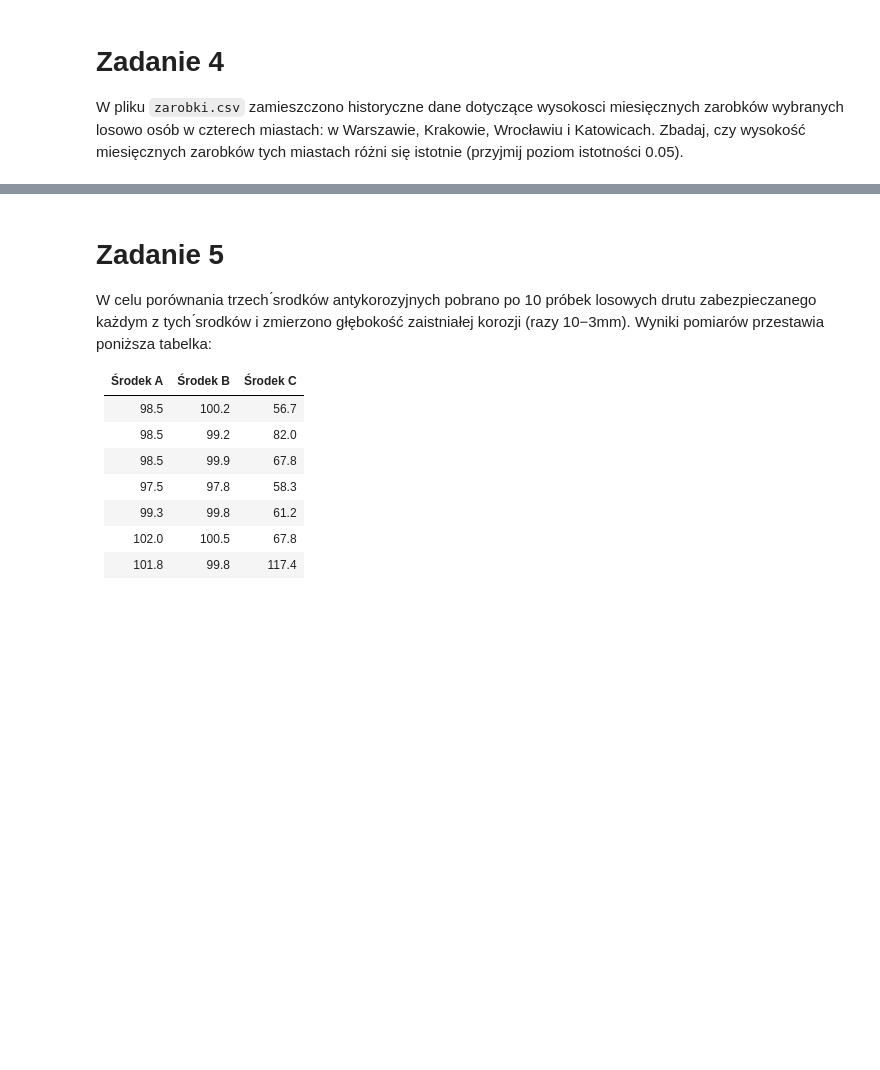
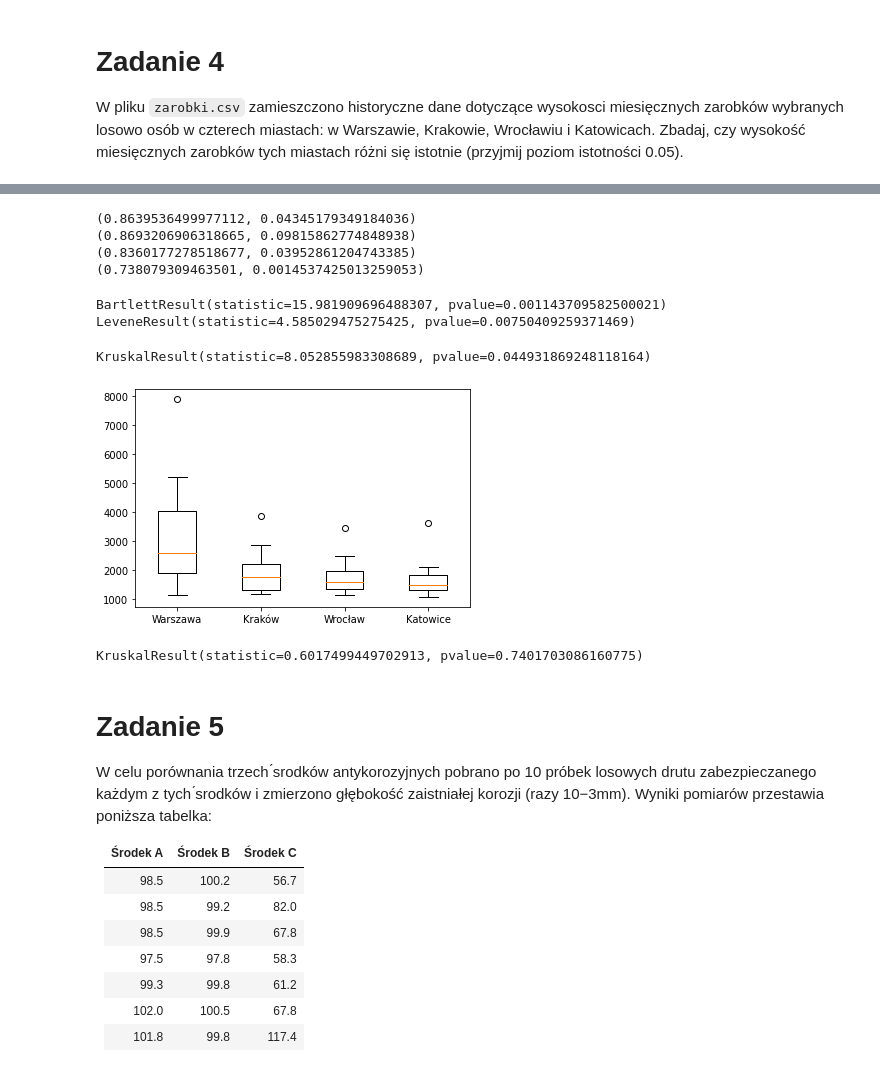
Before and after one commit to mdabrowski-phd/ds250223_regression, a Jupyter notebook: workshops_sobota/01_statystyka/03_analiza_wariancji.ipynb, the cells around one changed output, grey strips where cells are left out. Saved outputs shown, nothing was run; the diff lists cells and outputs as text; code cells hidden in the pictures; blank space fills up the shorter version.

```diff
--- a/workshops_sobota/01_statystyka/03_analiza_wariancji.ipynb
+++ b/workshops_sobota/01_statystyka/03_analiza_wariancji.ipynb
@@ -198,3 +328,6 @@ Wysunięto przypuszczenie, że wytrzymałość toreb papierowych zależy od stę
 # %% [markdown]
 # Zadanie 4
 W pliku `zarobki.csv` zamieszczono historyczne dane dotyczące wysokosci miesięcznych zarobków wybranych losowo osób w czterech miastach: w Warszawie, Krakowie, Wrocławiu i Katowicach. Zbadaj, czy wysokość miesięcznych zarobków tych miastach różni się istotnie (przyjmij poziom istotności 0.05).
+# %%
+zarobki = pd.read_csv('zarobki.csv',sep = ";")
+zarobki.head()
@@ -201,3 +341,40 @@ W pliku `zarobki.csv` zamieszczono historyczne dane dotyczące wysokosci miesię
+# %%
+zarobki_warszawa = zarobki.zarobki[zarobki.miasto=='Warszawa']
+zarobki_krakow = zarobki.zarobki[zarobki.miasto=='Krakow']
+zarobki_wroclaw = zarobki.zarobki[zarobki.miasto=='Wroclaw']
+zarobki_katowice = zarobki.zarobki[zarobki.miasto=='Katowice']
+# %%
+#normalnosc
+print(stats.shapiro(zarobki_warszawa))
+print(stats.shapiro(zarobki_krakow))
+print(stats.shapiro(zarobki_wroclaw))
+print(stats.shapiro(zarobki_katowice))
+# %% [output]
+(0.8639536499977112, 0.04345179349184036)
+(0.8693206906318665, 0.09815862774848938)
+(0.8360177278518677, 0.03952861204743385)
+(0.738079309463501, 0.0014537425013259053)
+# %%
+#rownosc wariancji
+print(stats.bartlett(zarobki_warszawa,zarobki_krakow,zarobki_wroclaw,zarobki_katowice))
+print(stats.levene(zarobki_warszawa,zarobki_krakow,zarobki_wroclaw,zarobki_katowice,center = 'mean'))
+# %% [output]
+BartlettResult(statistic=15.981909696488307, pvalue=0.001143709582500021)
+LeveneResult(statistic=4.585029475275425, pvalue=0.00750409259371469)
+# %%
+stats.kruskal(zarobki_warszawa,zarobki_krakow,zarobki_wroclaw,zarobki_katowice)
+# %% [output]
+KruskalResult(statistic=8.052855983308689, pvalue=0.044931869248118164)
+# %%
+plt.boxplot([zarobki_warszawa, zarobki_krakow, zarobki_wroclaw, zarobki_katowice],
+            labels=['Warszawa', 'Kraków', 'Wrocław', 'Katowice'])
+plt.show()
+# %% [output]
+[figure, added]
+# %%
+stats.kruskal(zarobki_krakow,zarobki_wroclaw,zarobki_katowice)
+# %% [output]
+KruskalResult(statistic=0.6017499449702913, pvalue=0.7401703086160775)
 # %% [markdown]
 # Zadanie 5
 W celu porównania trzech ́srodków antykorozyjnych pobrano po 10 próbek losowych drutu zabezpieczanego każdym z tych ́srodków i zmierzono głębokość zaistniałej korozji (razy 10−3mm). Wyniki pomiarów przestawia poniższa tabelka:
```
Also changed, not shown: parts of 32 cells of this notebook, 2 other files.
